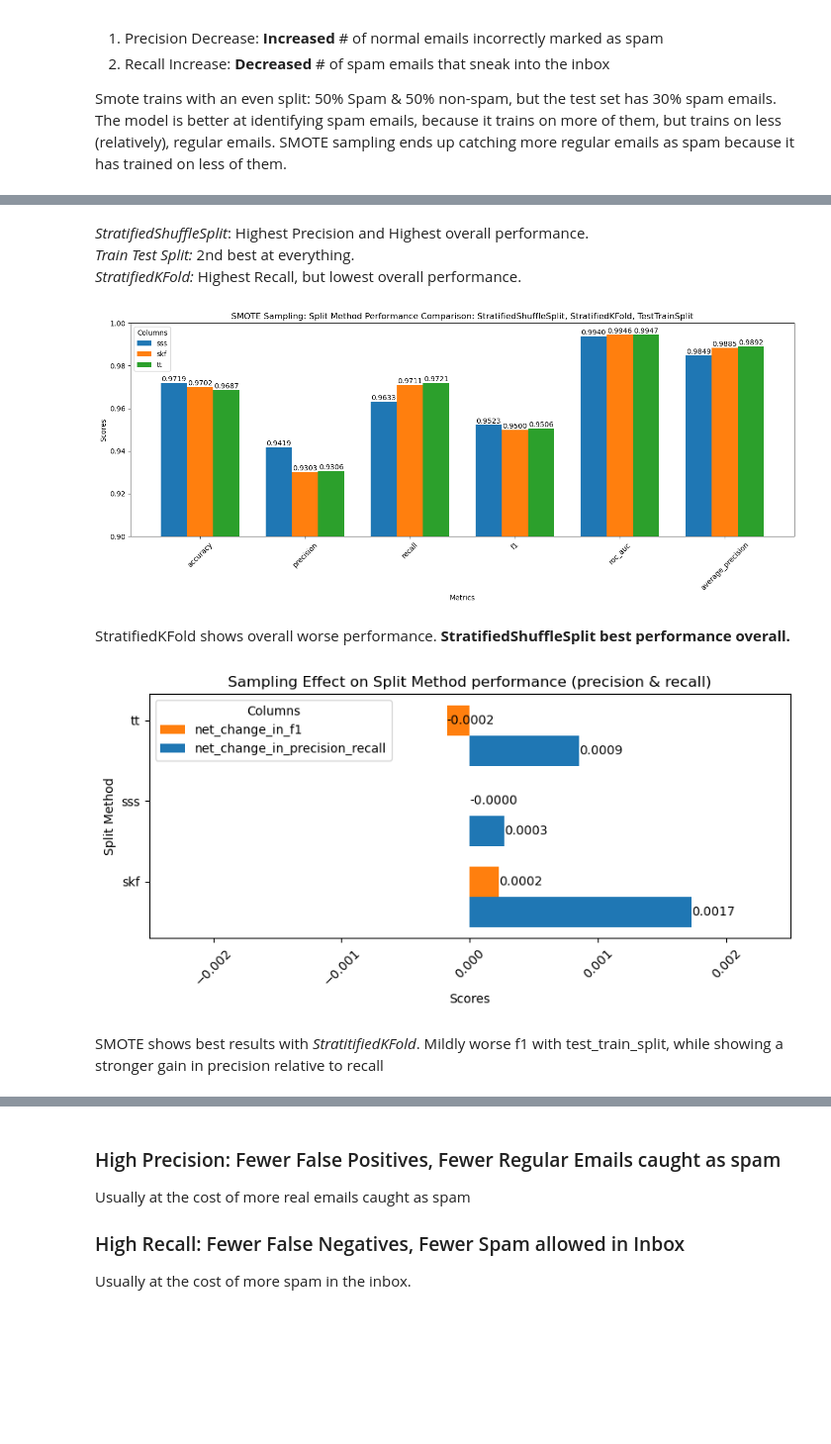
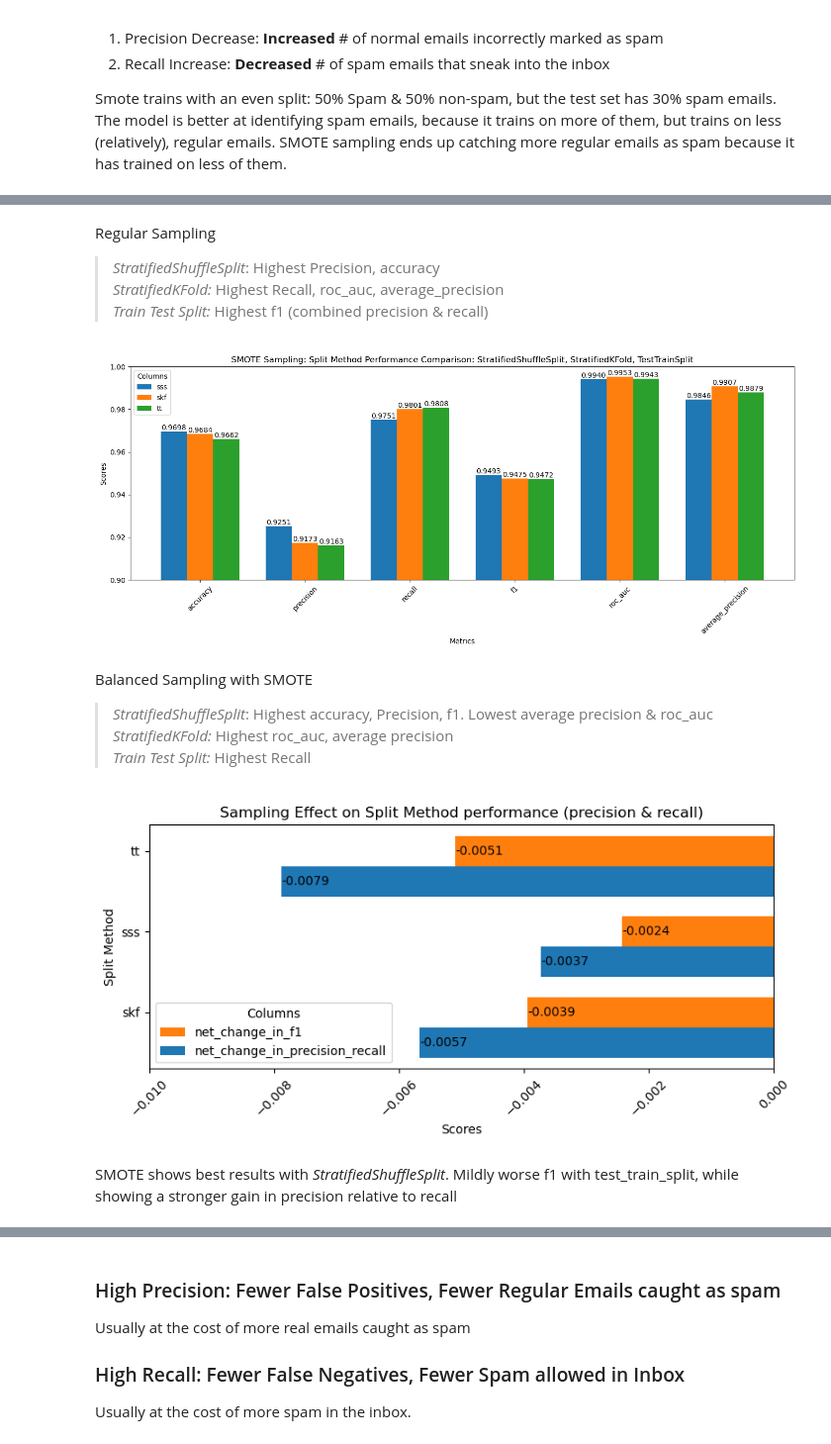
Before and after one commit to pgrts/Springboard, a Jupyter notebook: spam/Modeling.ipynb, the cells around one changed output, grey strips where cells are left out. Shown at 99% size. Drawn from its saved outputs; the diff is of its cells as text; code cells hidden in the pictures; blank space fills up the shorter version.

```diff
--- a/spam/Modeling.ipynb
+++ b/spam/Modeling.ipynb
@@ -53,11 +53,6 @@ classifiers = {
 }
 # %%
 def sc_pca_class_test(X, y, scaler, reduce, components, ts, classifier, split_method, rs, apply_smote=False):
-
-    if scaler:
-        X_scaled = scaler.fit_transform(X)
-    else:
-        X_scaled = None
 
     r_params = {'n_components': components, 'random_state': rs}
 
@@ -68,11 +63,9 @@ def sc_pca_class_test(X, y, scaler, reduce, components, ts, classifier, split_me
 
     if reduce in r_dc.keys():
         if reduce[:3].lower() == 'lda':
-            X_reduced = r_dc[reduce].fit_transform(X_scaled, y)
+            X = r_dc[reduce].fit_transform(X, y)
         else:
-            X_reduced = r_dc[reduce].fit_transform(X_scaled)
-    else:
-        X_reduced = X_scaled.copy()
+            X = r_dc[reduce].fit_transform(X)
 
     n_splits=int((1/ts))
 
@@ -84,13 +77,13 @@ def sc_pca_class_test(X, y, scaler, reduce, components, ts, classifier, split_me
 
     if split_method == 'tt':
 
-        X_train, X_test, y_train, y_test = train_test_split(X_reduced, y, test_size=ts, random_state=rs)
+        X_train, X_test, y_train, y_test = train_test_split(X, y, test_size=ts, random_state=rs)
 
     elif split_method in split_dc.keys():
 
-        for train_index, test_index in split_dc[split_method].split(X_reduced, y):
-            X_train, X_test = X_reduced[train_index], X_reduced[test_index]
-            y_train, y_test = y[train_index], y[test_index]
+        for train_index, test_index in split_dc[split_method].split(X, y):
+            X_train, X_test = X.iloc[train_index], X.iloc[test_index]
+            y_train, y_test = y.iloc[train_index], y.iloc[test_index]
 
     else:
         print(split_method + ' not allowed')
@@ -99,6 +92,11 @@ def sc_pca_class_test(X, y, scaler, reduce, components, ts, classifier, split_me
     if apply_smote:
         smote = SMOTE(random_state=rs)
         X_train, y_train = smote.fit_resample(X_train, y_train)
+
+    if scaler:
+        scaler.fit(X_train)
+        X_train = scaler.transform(X_train)
+        X_test = scaler.transform(X_test)
 
     classifier.fit(X_train, y_train)
 
@@ -173,7 +171,7 @@ for c_name, classifier in classifiers.items():
 # %%
 smote_df = pd.DataFrame.from_dict(metrics_smote, orient='index').sort_values(by=['f1', 'roc_auc'], ascending=False).reset_index()
 smote_df[['model', 'split_method', 'scaler']] = smote_df['index'].str.split('_', expand=True)
-smote_df = sm_df.set_index('index')
+smote_df = smote_df.set_index('index')
 # %%
 round(results_df[results_df.model=='SVMSigmoid']['accuracy'].mean(),2)
 # %% [output]
@@ -254,7 +254,8 @@ plot_bar_graphs(split_reg_mean.T,
 # %% [markdown]
-*StratifiedShuffleSplit*: Highest Precision and Highest overall performance.
-*Train Test Split:* 2nd best at everything.
-*StratifiedKFold:* Highest Recall, but lowest overall performance.
+Regular Sampling
+>*StratifiedShuffleSplit*: Highest Precision, accuracy
+*StratifiedKFold:* Highest Recall, roc_auc, average_precision
+*Train Test Split:* Highest f1 (combined precision & recall)
 # %%
 
 plot_bar_graphs(split_smote_mean.T,
@@ -271,27 +272,30 @@ plot_bar_graphs(split_smote_mean.T,
     decimal=4
 )
 # %% [output]
-[figure, old version]
+[figure, new version]
 # %% [markdown]
-StratifiedKFold shows overall worse performance. **StratifiedShuffleSplit best performance overall.**
+Balanced Sampling with SMOTE
+>*StratifiedShuffleSplit*: Highest accuracy, Precision, f1. Lowest average precision & roc_auc
+*StratifiedKFold:* Highest roc_auc, average precision
+*Train Test Split:* Highest Recall
 # %%
 pr_diffs_sp = pd.DataFrame(split_diffs.T['recall'] + split_diffs.T['precision']).rename(columns={0:'net_change_in_precision_recall'})
 pr_diffs_sp = pd.concat([pr_diffs_sp,split_diffs.T[['f1']]],axis=1).rename(columns={'f1':'net_change_in_f1'})
 # %%
 plot_bar_graphs(pr_diffs_sp,
     columns=pr_diffs_sp.columns,
     title='Sampling Effect on Split Method performance (precision & recall)',
     x_label='Split Method',
     y_label='Scores',
     horizontal=True,  # Set to True if you prefer horizontal bars
-    bar_min=-0.0025, # Adjust these values if needed
-    bar_max=0.0025,
+    bar_min=-0.01, # Adjust these values if needed
+    bar_max=0,
     figsize=(8,4),
     legend=True,
     grid=False,
     decimal=4
 )
 # %% [output]
-[figure, old version]
+[figure, new version]
 # %% [markdown]
-SMOTE shows best results with *StratitifiedKFold*. Mildly worse f1 with test_train_split, while showing a stronger gain in precision relative to recall
+SMOTE shows best results with *StratifiedShuffleSplit*. Mildly worse f1 with test_train_split, while showing a stronger gain in precision relative to recall
```
Also changed, not shown: parts of 63 cells of this notebook.
